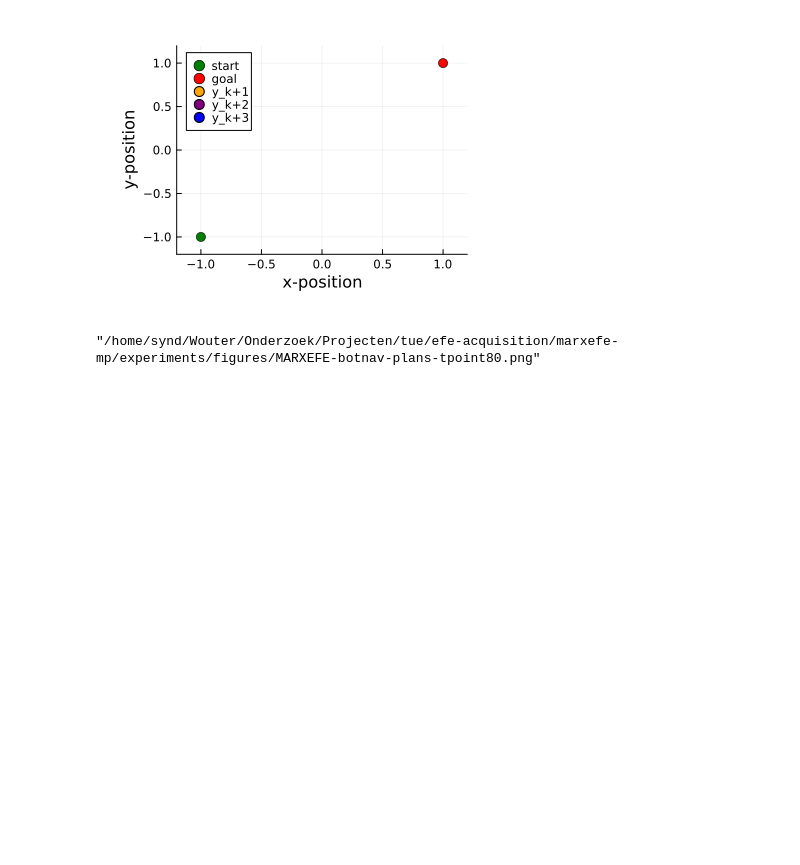
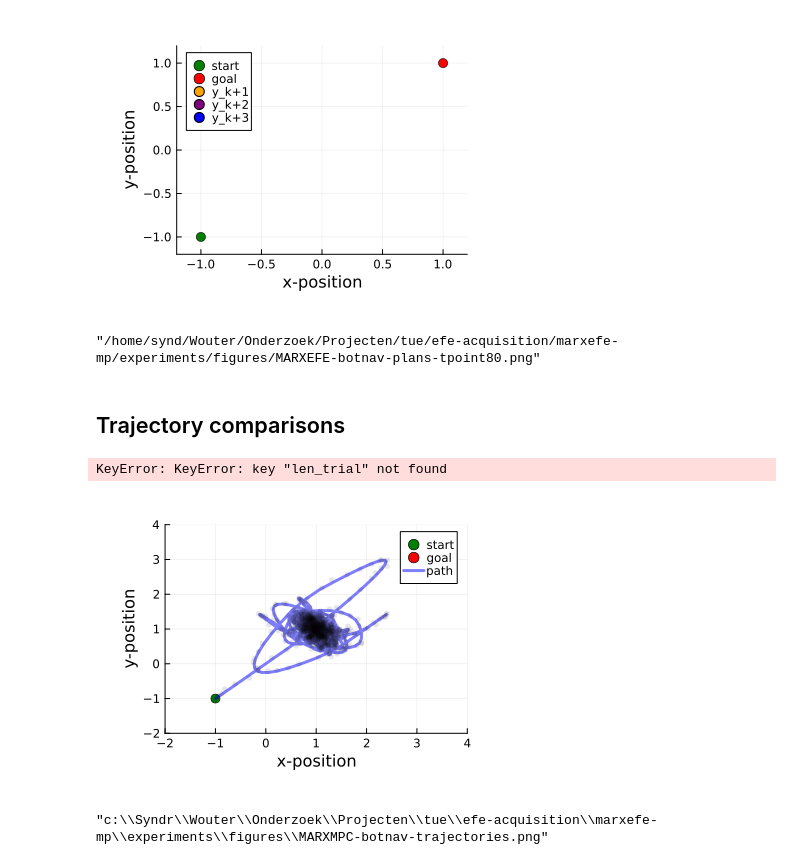
Before and after one commit to biaslab/marxefe-mp, a Jupyter notebook: experiments/visualize-botnav.ipynb, the cells around one changed output. Drawn from its saved outputs; the diff is of its cells as text; code cells hidden in the pictures; blank space fills up the shorter version.

```diff
--- a/experiments/visualize-botnav.ipynb
+++ b/experiments/visualize-botnav.ipynb
@@ -46,3 +46,21 @@ plot!(xlims=(-1.2, 1.2), ylims=(-1.2, 1.2), grid=true, size=(400,300), xlabel="x
 savefig("figures/MARXEFE-botnav-plans-tpoint$tpoint.png")
 # %% [output]
 "/home/synd/Wouter/Onderzoek/Projecten/tue/efe-acquisition/marxefe-mp/experiments/figures/MARXEFE-botnav-plans-tpoint80.png"
+# %% [markdown]
+## Trajectory comparisons
+# %%
+trialnum = 1
+trialnumpad = lpad(trialnum, 3, '0')
+results_EFE = load("results/MARXEFE-botnav-trialnum$trialnumpad.jld2")
+len_trial = results_EFE["len_trial"]
+goal      = results_EFE["goal"]
+z_EFE     = results_EFE["z_sim"]
+z_0       = results_EFE["z_0"]
+
+twindow = 2:len_trial
+scatter([z_0[1]], [z_0[2]], label="start", color="green", markersize=5)
+scatter!([mean(goal)[1]], [mean(goal)[2]], label="goal", color="red", markersize=5)
+plot!(z_sim[1,twindow], z_sim[2,twindow], linewidth=3, label="EFE", color="blue")
+plot!(xlims=(-1.2, 1.2), ylims=(-1.2, 1.2), grid=true, size=(400,300), xlabel="x-position", ylabel="y-position")
+# %% [output]
+KeyError: KeyError: key "len_trial" not found
@@ -48,0 +69,22 @@ savefig("figures/MARXEFE-botnav-plans-tpoint$tpoint.png")
+# %%
+trialnum = 1
+trialnumpad = lpad(trialnum, 3, '0')
+results_MPC = load("results/MARXMPC-botnav-trialnum$trialnumpad.jld2")
+len_trial = results_MPC["len_trial"]
+goal      = results_MPC["goal"]
+z_MPC     = results_MPC["z_sim"]
+y_MPC     = results_MPC["y_sim"]
+z_0       = results_MPC["z_0"]
+
+twindow = 2:len_trial
+scatter([z_0[1]], [z_0[2]], label="start", color="green", markersize=5)
+scatter!([mean(goal)[1]], [mean(goal)[2]], label="goal", color="red", markersize=5)
+plot!(z_MPC[1,twindow], z_MPC[2,twindow], linewidth=3, alpha=0.5, label="path", color="blue")
+scatter!(y_MPC[1,twindow], y_MPC[2,twindow], color="black", alpha=0.1)
+plot!(xlims=(-2., 4.), ylims=(-2., 4.), grid=true, size=(400,300), xlabel="x-position", ylabel="y-position")
+# %% [output]
+[figure, added]
+# %%
+savefig("figures/MARXMPC-botnav-trajectories.png")
+# %% [output]
+"c:\\Syndr\\Wouter\\Onderzoek\\Projecten\\tue\\efe-acquisition\\marxefe-mp\\experiments\\figures\\MARXMPC-botnav-trajectories.png"
```
Also changed, not shown: parts of 8 cells of this notebook, 38 other files.
